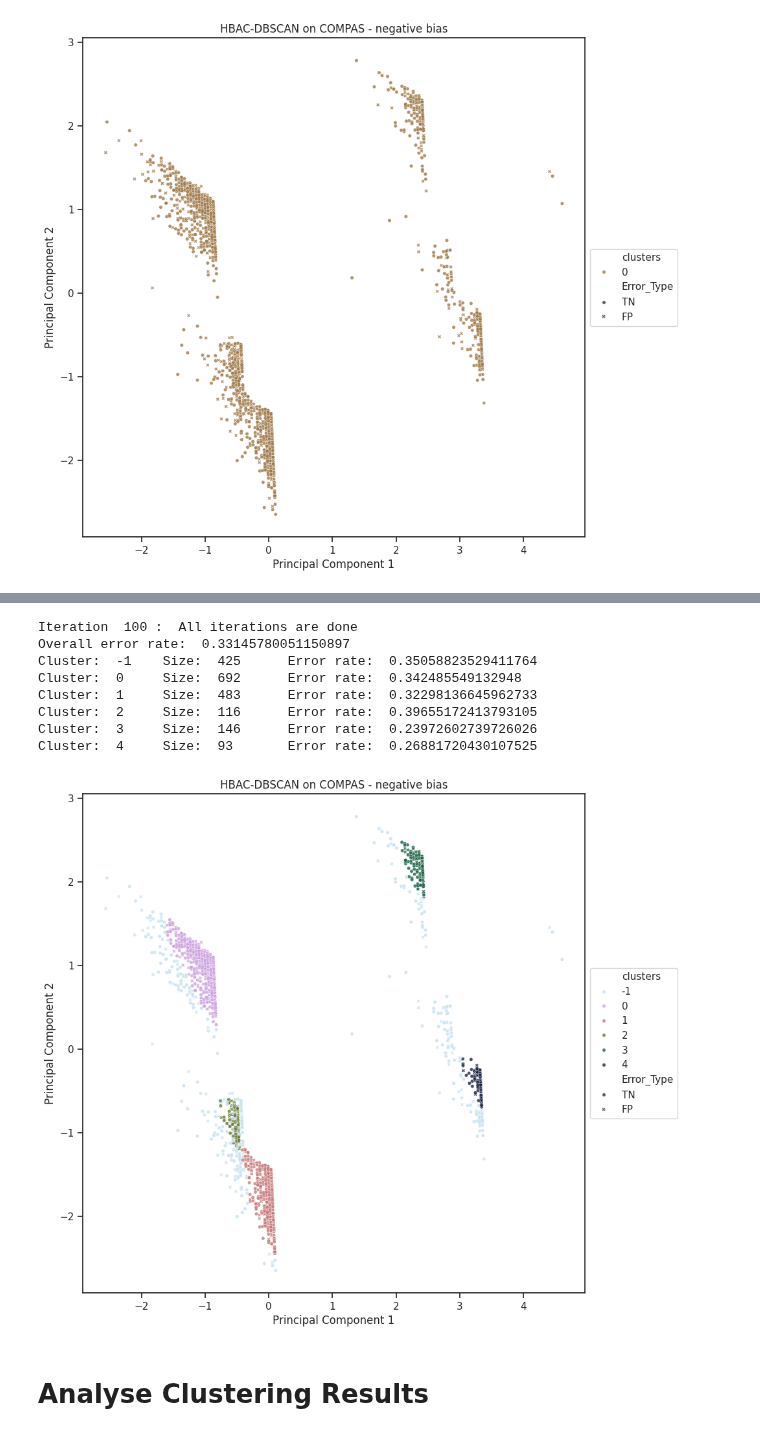
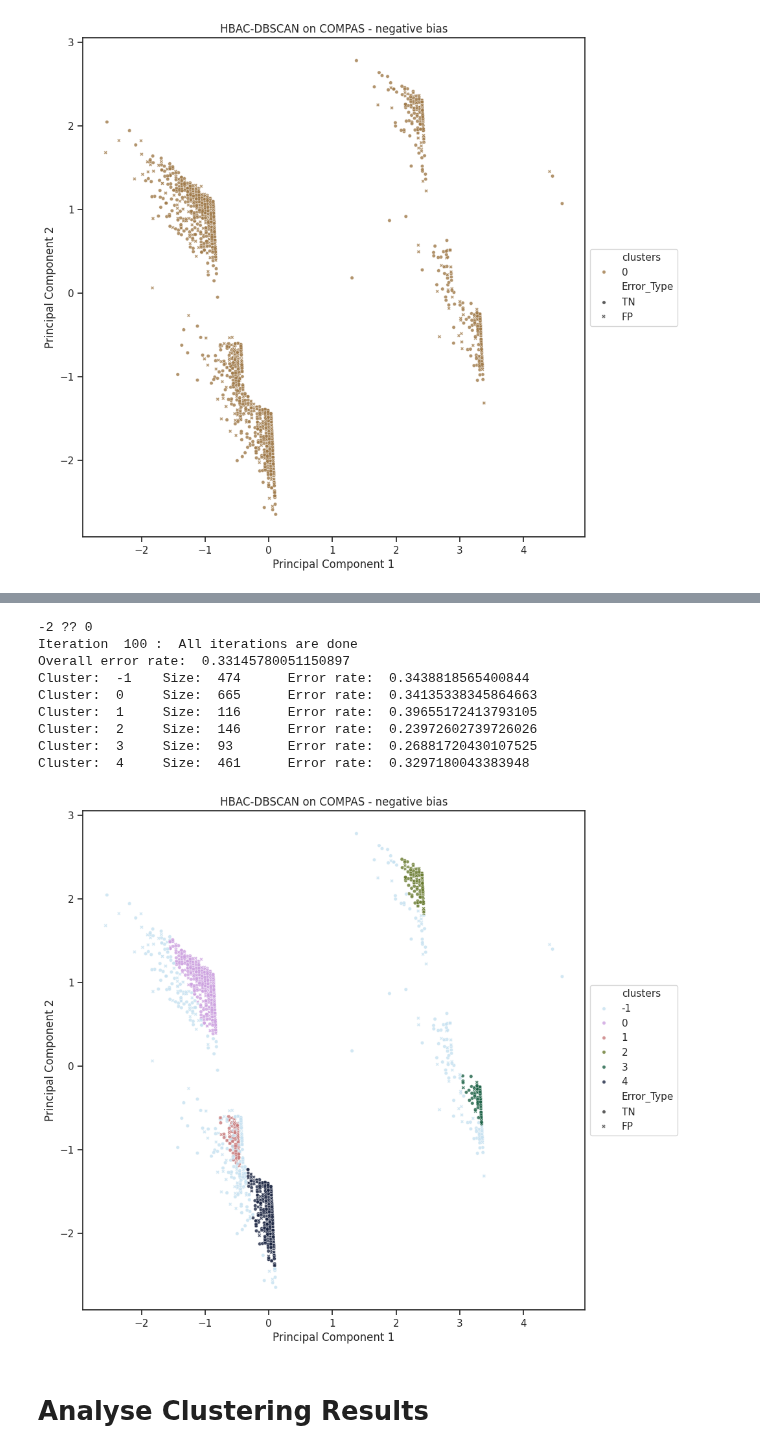
Before and after one commit to MDankloff/ClusterCompas, a Jupyter notebook: COMPAS_Clustering_DBSCAN_clean_utils.ipynb, the cells around one changed output, grey strips where cells are left out. Saved outputs shown, nothing was run; the diff lists cells and outputs as text; code cells hidden in the pictures.

```diff
--- a/COMPAS_Clustering_DBSCAN_clean_utils.ipynb
+++ b/COMPAS_Clustering_DBSCAN_clean_utils.ipynb
@@ -479,7 +479,7 @@ def get_dbscan_clusters(data_fixed, max_iter=10,
             continue
 
         # Add new cluster IDs
-        n_cluster = len(data['clusters'].unique())
+        n_cluster = len(data['clusters'].unique()) -1 # Remove 1 for the "outlier" cluster (ID -1)
         if verbose: print('Prev. No. clusters: ', n_cluster)
         first = True
         increment_id = 0
@@ -566,19 +564,20 @@ Cluster:  8     Size:  51       Error rate:  0.0
 # %%
 results_dynEps_noErrorFeature = get_dbscan_clusters(data_now, bias_type=bias_type, verbose=False,
-                                      eps=1, dyn_eps=True, eps_dyn_rate=eps_dyn_rate,
+                                      eps=eps, dyn_eps=True, eps_dyn_rate=eps_dyn_rate,
                                       use_error_feature = False,
                                       min_acceptable_cluster_size=min_acceptable_cluster_size,
                                       min_error_diff=min_error_diff,
                                       max_iter=max_iter)
 # %% [output]
+-2 ?? 0
 Iteration  100 :  All iterations are done
 Overall error rate:  0.33145780051150897
-Cluster:  -1    Size:  425      Error rate:  0.35058823529411764
-Cluster:  0     Size:  692      Error rate:  0.342485549132948
-Cluster:  1     Size:  483      Error rate:  0.32298136645962733
-Cluster:  2     Size:  116      Error rate:  0.39655172413793105
-Cluster:  3     Size:  146      Error rate:  0.23972602739726026
-Cluster:  4     Size:  93       Error rate:  0.26881720430107525
+Cluster:  -1    Size:  474      Error rate:  0.3438818565400844
+Cluster:  0     Size:  665      Error rate:  0.34135338345864663
+Cluster:  1     Size:  116      Error rate:  0.39655172413793105
+Cluster:  2     Size:  146      Error rate:  0.23972602739726026
+Cluster:  3     Size:  93       Error rate:  0.26881720430107525
+Cluster:  4     Size:  461      Error rate:  0.3297180043383948
-[figure, old version]
+[figure, new version]
 # %% [markdown]
 # Analyse Clustering Results
```
Also changed, not shown: parts of 3 cells of this notebook.
